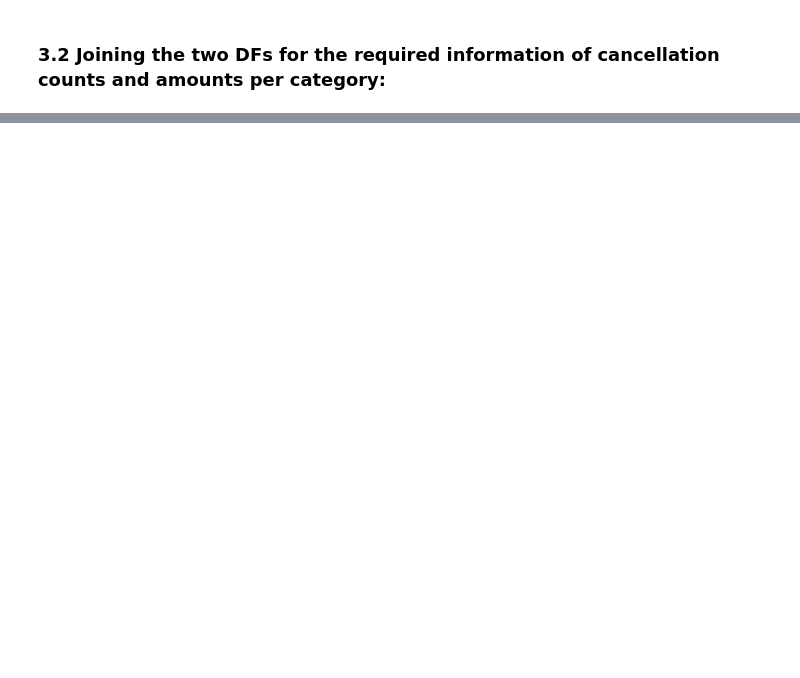
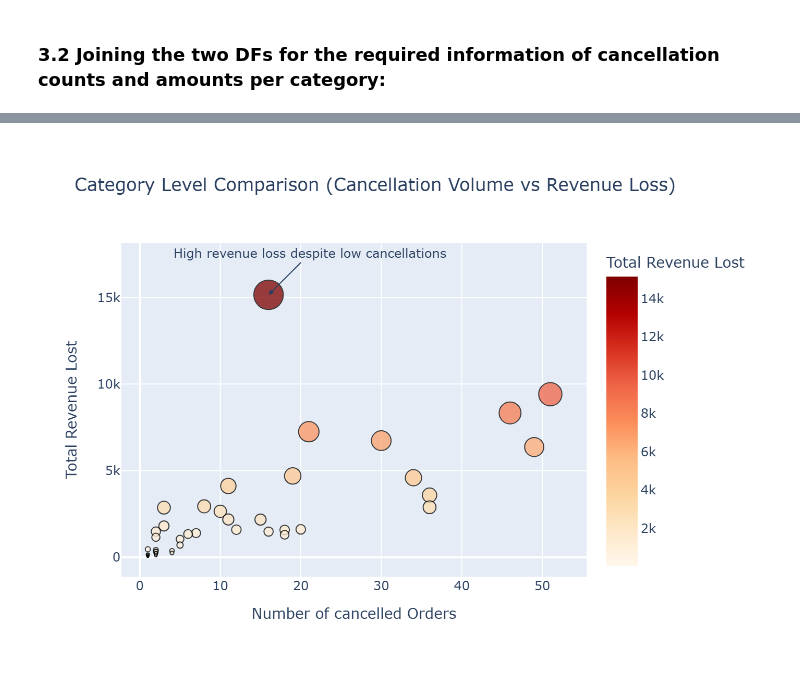
Before and after one commit to Nishan-k/E-commerce-SQL-Analytics, a Jupyter notebook: notebooks/02_Revenue Leakage Analysis.ipynb, the cells around one changed output, grey strips where cells are left out. Drawn from its saved outputs; the diff is of its cells as text; code cells hidden in the pictures; blank space fills up the shorter version.

```diff
--- a/notebooks/02_Revenue Leakage Analysis.ipynb
+++ b/notebooks/02_Revenue Leakage Analysis.ipynb
@@ -746,0 +745,93 @@ cncl_count_and_amount.sort_values(by=['total_n_orders'], ascending=False)
+# %%
+display(Markdown("""
+## Category Level Comparison Analysis (Canceled Volume vs Revenue Loss):
+
+To further understand the drivers of revenue leakage, a category-level comparison was conducted
+between the **number of cancelled orders** and the **total revenue lost** per product category.
+
+The scatter plot below visualizes this relationship:
+- Each point represents a product category
+- The x-axis shows the number of cancelled orders
+- The y-axis shows the total revenue lost
+- Color intensity (red scale) represents the magnitude of revenue loss
+"""))
+
+
+fig = px.scatter(data_frame=cncl_count_and_amount,
+                x='total_n_orders',
+                y='total_amount',
+                size='total_amount',
+                color='total_amount',
+                color_continuous_scale='OrRd',
+                hover_name='product_category',
+                hover_data = {
+                    'total_n_orders': True,
+                    'total_amount': ':.2f'
+                },
+                title='Category Level Comparison (Cancellation Volume vs Revenue Loss)',
+                labels={
+                    'total_n_orders': 'Number of cancelled Orders',
+                    'total_amount': 'Total Revenue Lost'
+                })
+fig.update_traces( hovertemplate=
+                    "<b>Category:</b> %{hovertext}<br>" +
+                    "<b>Cancelled Orders:</b> %{x}<br>" +
+                    "<b>Revenue Lost:</b> %{y:.2f}<br>" +
+                    "<extra></extra>",
+                  marker=dict(opacity=0.75,
+                  line=dict(width=1,
+                  color='black')))
+fig.add_annotation(
+    x=16,
+    y=15153.48,
+    text="High revenue loss despite low cancellations",
+    showarrow=True,
+    arrowhead=2,
+    ax=40,
+    ay=-40
+)
+display(fig)
+fig.write_image("../plots/High_revenue_loss_despite_low_cancellations.png", scale=2)
+display(Image(filename="../plots/High_revenue_loss_despite_low_cancellations.png"))
+
+display(Markdown(f"""
+## Hypothesis Evaluation:
+
+**Hypothesis 1:**
+*High-priced or logistics-heavy categories will show disproportionately high revenue loss, even if cancellation volume is low.*
+
+**Supported:**
+- The visualization reveals at least one category with a relatively **low number of cancellations**
+but **exceptionally high revenue loss**, indicating that high item value or logistics costs
+can amplify financial impact even when cancellation volume is moderate.
+
+---
+
+**Hypothesis 2:**
+*Some categories may have high cancellation rates but low revenue impact, indicating operational inefficiencies rather than financial risk.*
+
+**Supported:**
+- Several categories follow a near-linear relationship where higher cancellation volume
+results in proportionally higher revenue loss. However, some categories exhibit
+**high cancellation counts with comparatively lower revenue loss**, suggesting
+process inefficiencies rather than major financial exposure.
+
+
+There was just one outlier or a product category that is marked in the scatter plot above, where the number of cancellations
+was low but the financial impact it had was high compared to all the products displayed below:
+"""))
+display(cncl_count_and_amount[cncl_count_and_amount['product_category'] == 'cool_stuff'])
+
+display(Markdown("""
+## Key Takeaways:
+
+- Revenue leakage is **not solely driven by cancellation volume**
+- Certain categories pose **higher financial risk per cancellation**
+- Category-level analysis enables **prioritized intervention**:
+  - High revenue loss categories → pricing, logistics, supplier review
+  - High cancellation volume but low loss → operational and process improvements
+
+This analysis highlights the importance of evaluating **both frequency and financial impact**
+when addressing revenue leakage.
+"""))
+# %% [output]
@@ -746,0 +850 @@ cncl_count_and_amount.sort_values(by=['total_n_orders'], ascending=False)
+[figure, added]
```
Also changed, not shown: parts of 8 cells of this notebook, 2 other files.
